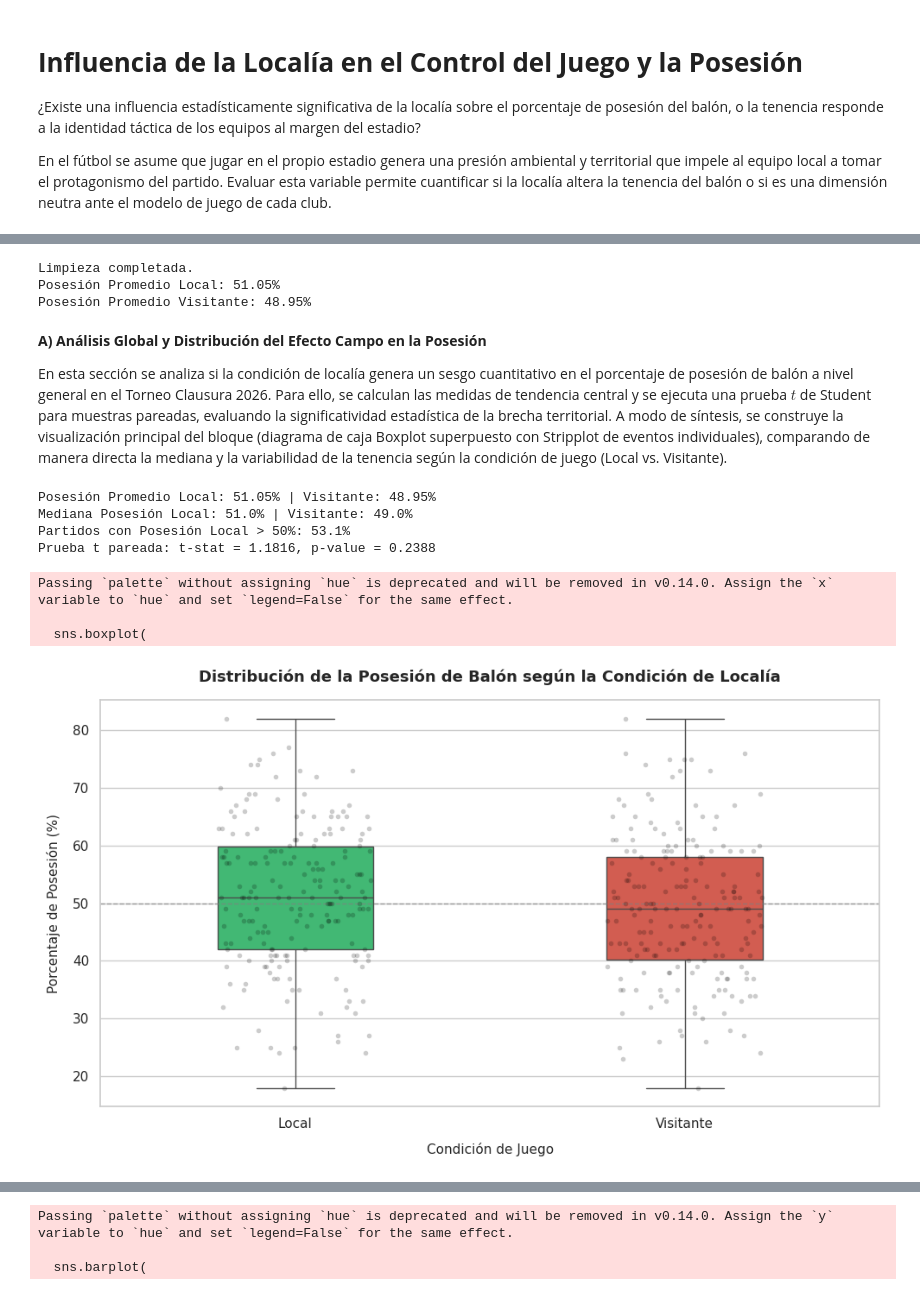
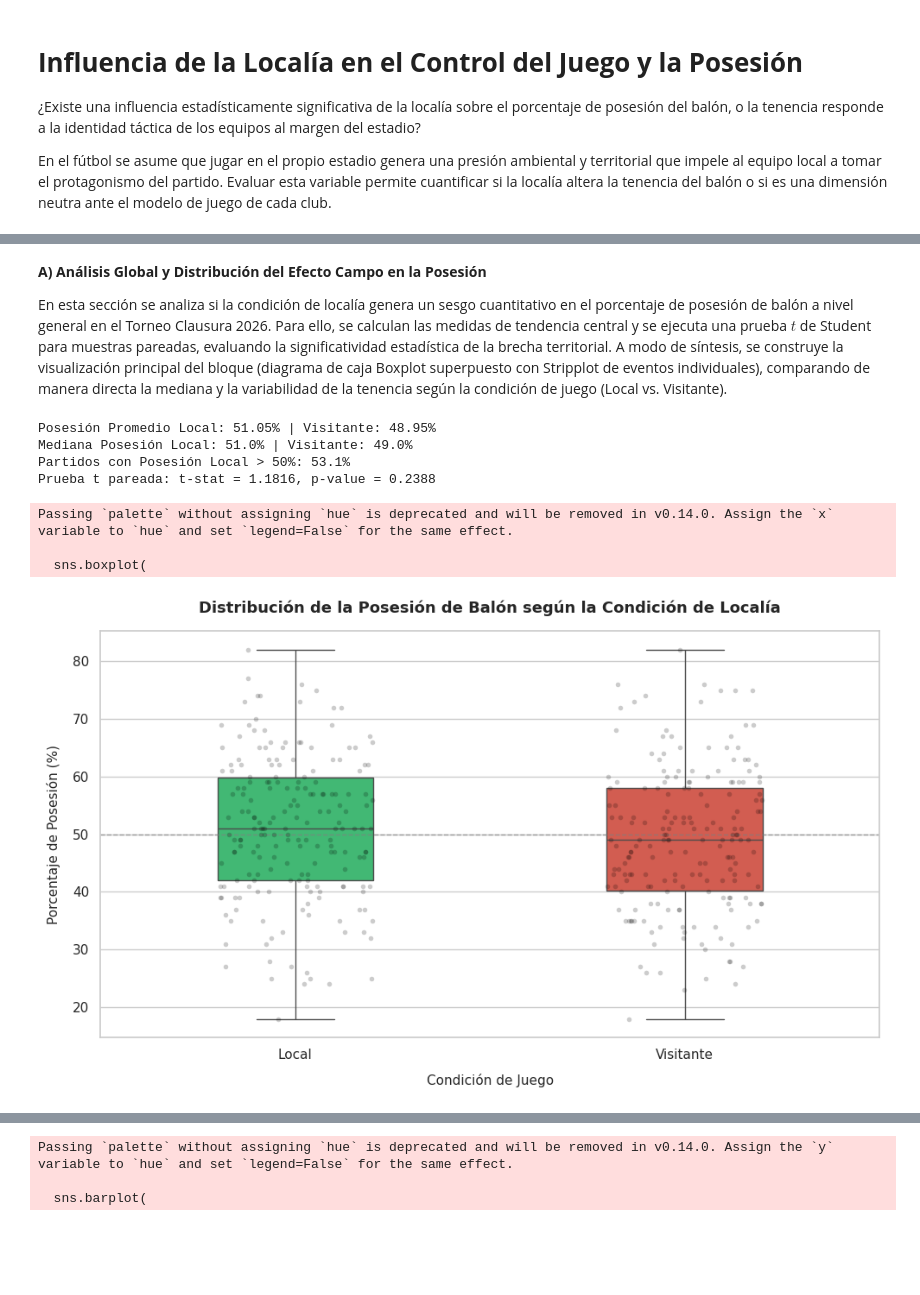
Before and after one commit to santiagoleguizamon10/TP-labo, a Jupyter notebook: prueba1_unificado.ipynb, the cells around one changed output, grey strips where cells are left out. Saved outputs shown, nothing was run; the diff lists cells and outputs as text; code cells hidden in the pictures; blank space fills up the shorter version.

```diff
--- a/prueba1_unificado.ipynb
+++ b/prueba1_unificado.ipynb
@@ -700,25 +685,3 @@ Dimensiones del dataset: (194, 21)
-# %%
-# ==============================================================================
-# PASO 2: LIMPIEZA DE DATOS Y CONSTRUCCIÓN DE LA BRECHA TERRITORIAL ------- PASO A REESTRUCTURAR A LA HORA DE JUNTAR CON EL TRABAJO PRINCIPAL -------
-# ==============================================================================
-# Justificación: Convierte la posesión de texto (%) a flotante numérico y calcula
-# la diferencia neta de posesión entre el local y el visitante (Dif_Posesion).
-# Logro: Habilita el cálculo de medias, medianas y desviaciones estándar.
-
-# 1. Conversión de tipo de dato (string con % a float)
-df['Posesion_L_num'] = df['Posesión de balón (L)'].str.rstrip('%').astype(float)
-df['Posesion_V_num'] = df['Posesión de balón (V)'].str.rstrip('%').astype(float)
-
-# 2. Margen de ventaja en la tenencia del local
-df['Dif_Posesion'] = df['Posesion_L_num'] - df['Posesion_V_num']
-
-print("Limpieza completada.")
-print(f"Posesión Promedio Local: {df['Posesion_L_num'].mean():.2f}%")
-print(f"Posesión Promedio Visitante: {df['Posesion_V_num'].mean():.2f}%")
-# %% [output]
-Limpieza completada.
-Posesión Promedio Local: 51.05%
-Posesión Promedio Visitante: 48.95%
 # %% [markdown]
 **A) Análisis Global y Distribución del Efecto Campo en la Posesión**
 
@@ -727,30 +690,25 @@ En esta sección se analiza si la condición de localía genera un sesgo cuantit
 # ==============================================================================
 # BLOQUE A: EVALUACIÓN GLOBAL Y DISTRIBUCIÓN DE LA POSESIÓN (LOCAL VS. VISITANTE)
 # ==============================================================================
-import pandas as pd
-import numpy as np
-import matplotlib.pyplot as plt
-import seaborn as sns
-from scipy import stats
 
 # 1. Cuentas y prueba estadística global
-mediana_L = df['Posesion_L_num'].median()
-mediana_V = df['Posesion_V_num'].median()
-pct_mayor_50 = (df['Posesion_L_num'] > 50).mean() * 100
+mediana_L = df['Posesión de balón (L)'].median()
+mediana_V = df['Posesión de balón (V)'].median()
+pct_mayor_50 = (df['Posesión de balón (L)'] > 50).mean() * 100
 
-t_stat, p_val = stats.ttest_rel(df['Posesion_L_num'], df['Posesion_V_num'])
+t_stat, p_val = stats.ttest_rel(df['Posesión de balón (L)'], df['Posesión de balón (V)'])
 
-print(f"Posesión Promedio Local: {df['Posesion_L_num'].mean():.2f}% | Visitante: {df['Posesion_V_num'].mean():.2f}%")
+print(f"Posesión Promedio Local: {df['Posesión de balón (L)'].mean():.2f}% | Visitante: {df['Posesión de balón (V)'].mean():.2f}%")
 print(f"Mediana Posesión Local: {mediana_L:.1f}% | Visitante: {mediana_V:.1f}%")
 print(f"Partidos con Posesión Local > 50%: {pct_mayor_50:.1f}%")
 print(f"Prueba t pareada: t-stat = {t_stat:.4f}, p-value = {p_val:.4f}")
 
-# 2. Visualización Principal (Gráfico 3)
+# 2. Visualización Principal
 sns.set_theme(style="whitegrid")
 fig, ax = plt.subplots(figsize=(10, 6))
 
-df_melted = df.melt(value_vars=['Posesion_L_num', 'Posesion_V_num'], var_name='Condición', value_name='Posesión (%)')
-df_melted['Condición'] = df_melted['Condición'].map({'Posesion_L_num': 'Local', 'Posesion_V_num': 'Visitante'})
+df_melted = df.melt(value_vars=['Posesión de balón (L)', 'Posesión de balón (V)'], var_name='Condición', value_name='Posesión (%)')
+df_melted['Condición'] = df_melted['Condición'].map({'Posesión de balón (L)': 'Local', 'Posesión de balón (V)': 'Visitante'})
 
 sns.boxplot(
     data=df_melted,
@@ -761,34 +719,34 @@ sns.boxplot(
     width=0.4
 )
 
 sns.stripplot(
     data=df_melted,
     x='Condición',
     y='Posesión (%)',
     color='black',
     alpha=0.2,
     jitter=0.2,
     size=4,
     ax=ax
 )
 
 ax.set_title('Distribución de la Posesión de Balón según la Condición de Localía', fontsize=13, fontweight='bold', pad=15)
 ax.set_xlabel('Condición de Juego', fontsize=11, labelpad=10)
 ax.set_ylabel('Porcentaje de Posesión (%)', fontsize=11, labelpad=10)
 ax.axhline(50, color='gray', linestyle='--', linewidth=1, alpha=0.7)
 
 plt.tight_layout()
 plt.savefig('grafico3_rol3_localia_pura.png', dpi=300)
 plt.show()
 # %% [output]
 Posesión Promedio Local: 51.05% | Visitante: 48.95%
 Mediana Posesión Local: 51.0% | Visitante: 49.0%
 Partidos con Posesión Local > 50%: 53.1%
 Prueba t pareada: t-stat = 1.1816, p-value = 0.2388
 Passing `palette` without assigning `hue` is deprecated and will be removed in v0.14.0. Assign the `x` variable to `hue` and set `legend=False` for the same effect.
 
   sns.boxplot(
-[figure, old version]
+[figure, new version]
 # %% [markdown]
 **B) Aislamiento por Club y Ranking del "Efecto Empuje" Territorial**
 
```
Also changed, not shown: parts of 7 cells of this notebook.
